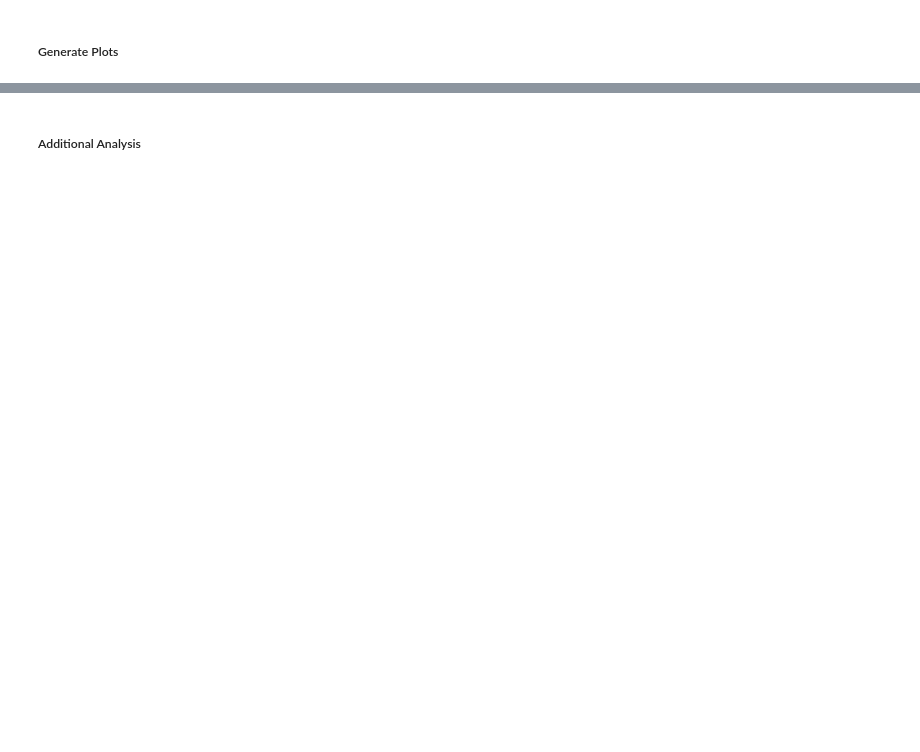
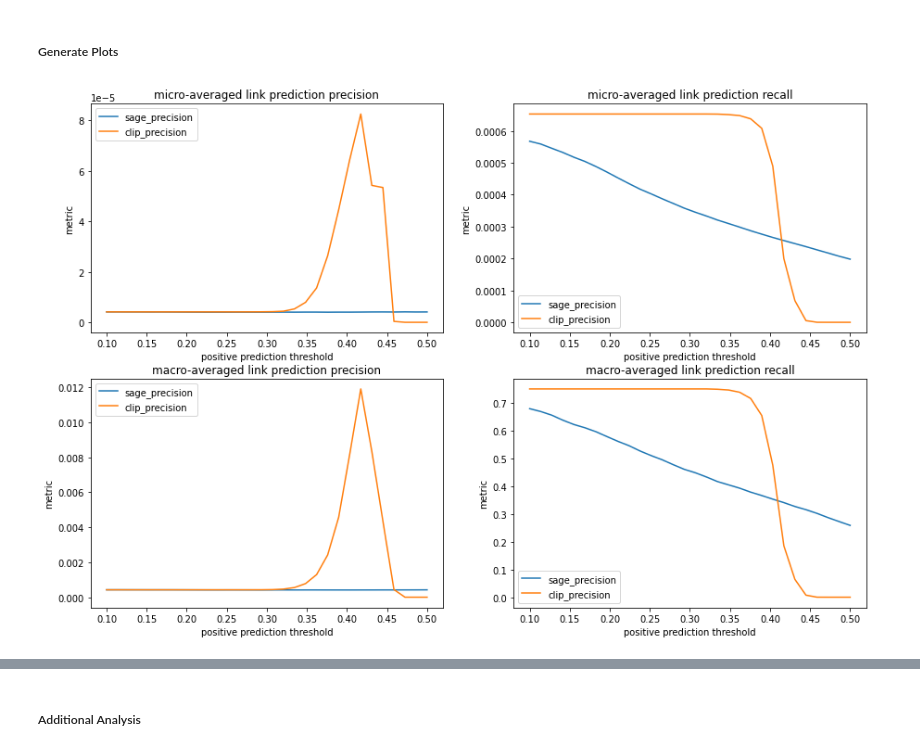
Before and after one commit to tanyanaheta/capstone-mmkg, a Jupyter notebook: notebooks/validation_exp_all.ipynb, the cells around one changed output, grey strips where cells are left out. Cells and saved outputs as stored; diff of their text form; code cells hidden in the pictures; blank space fills up the shorter version.

Commit message:
precision / recall results on test / holdout graph

```diff
--- a/notebooks/validation_exp_all.ipynb
+++ b/notebooks/validation_exp_all.ipynb
@@ -127,9 +127,7 @@ class DataModule(LightningDataModule):
 
         train_nid = torch.nonzero(g_bid.ndata["train_mask"], as_tuple=True)[0].to(device)
         val_nid = torch.nonzero(g_bid.ndata["val_mask"], as_tuple=True)[0].to(device)
-        test_nid = torch.nonzero(
-            ~(g_bid.ndata["train_mask"] | g_bid.ndata["val_mask"]), as_tuple=True
-        )[0].to(device)
+        test_nid = torch.nonzero(g_bid.ndata["test_mask"], as_tuple=True)[0].to(device)
 
         sampler = dgl.dataloading.MultiLayerNeighborSampler(
             [int(_) for _ in fan_out], prefetch_node_feats=["feat"]
@@ -460,10 +513,10 @@ if reconnection_method == 'cosine':
     u = []
     v = []
 
-    for i in range(len(image_matches)):
+    for i in range(len(matches)):
         val_img_node = eval_val_img_node_idxs[i].item()
-        train_img_matches = image_matches[i]
-        for node_id in train_img_matches:
+        train_matches = matches[i]
+        for node_id in train_matches:
             train_img_node = node_id
             # Add bidirectional edge for each match
             u += [val_img_node, train_img_node]
@@ -663,21 +734,23 @@ print('Precision, Recall at Max Precision:\n', clip_metrics[clip_metrics['precis
 # %%
 import matplotlib.pyplot as plt
 
 sage_micro_threshold_metrics = sage_clip_metrics[sage_clip_metrics['method']=='sage'][['threshold', 'precision_micro', 'recall_micro']]
 clip_micro_threshold_metrics = sage_clip_metrics[sage_clip_metrics['method']=='clip'][['threshold', 'precision_micro', 'recall_micro']]
 sage_macro_threshold_metrics = sage_clip_metrics[sage_clip_metrics['method']=='sage'][['threshold', 'precision_macro', 'recall_macro']]
 clip_macro_threshold_metrics = sage_clip_metrics[sage_clip_metrics['method']=='sage'][['threshold', 'precision_macro', 'recall_macro']]
 
-
-for avg_type in ['micro', 'macro']:
+fig, axs = plt.subplots(2, 2, figsize=(15,10))
+for i, avg_type in enumerate(['micro', 'macro']):
     legend = []
-    for metric in ['precision', 'recall']:
+    for j, metric in enumerate(['precision', 'recall']):
         for method in ['sage', 'clip']:
-            plt.plot(sage_clip_metrics[sage_clip_metrics['method']==method]['threshold'],
+            axs[i,j].plot(sage_clip_metrics[sage_clip_metrics['method']==method]['threshold'],
                     sage_clip_metrics[sage_clip_metrics['method']==method][f'{metric}_{avg_type}'])
             legend += [f'{method}_{metric}']
-        plt.legend(legend)
-        plt.xlabel('positive prediction threshold')
-        plt.ylabel('metric')
-        plt.title(f'{avg_type}-averaged link prediction {metric}')
-        plt.show()
+        axs[i,j].legend(legend)
+        axs[i,j].set_xlabel('positive prediction threshold')
+        axs[i,j].set_ylabel('metric')
+        axs[i,j].set_title(f'{avg_type}-averaged link prediction {metric}')
+plt.show()
+# %% [output]
+[figure, added]
```
Also changed, not shown: parts of 18 cells of this notebook.
